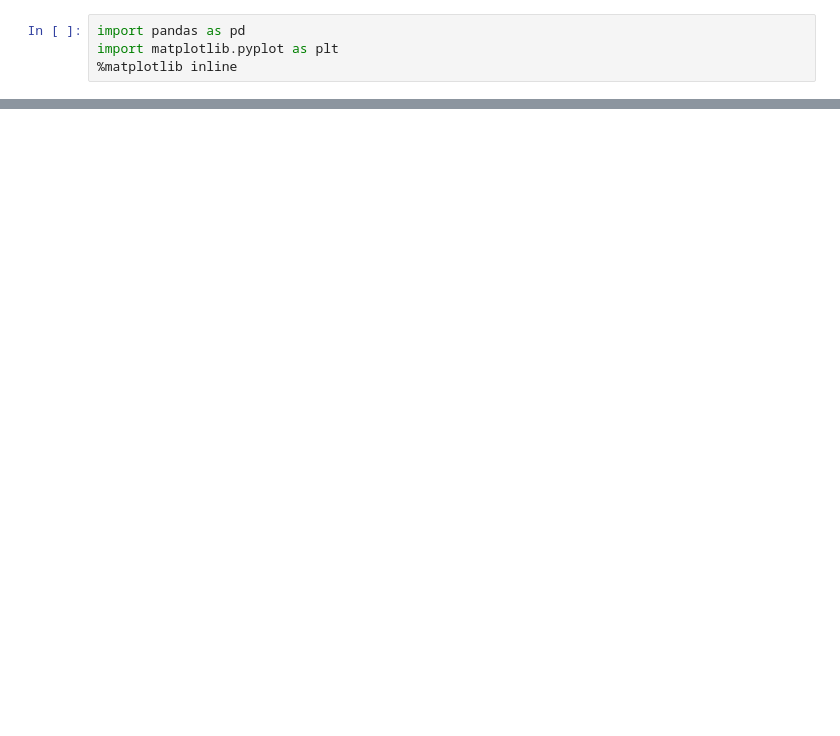
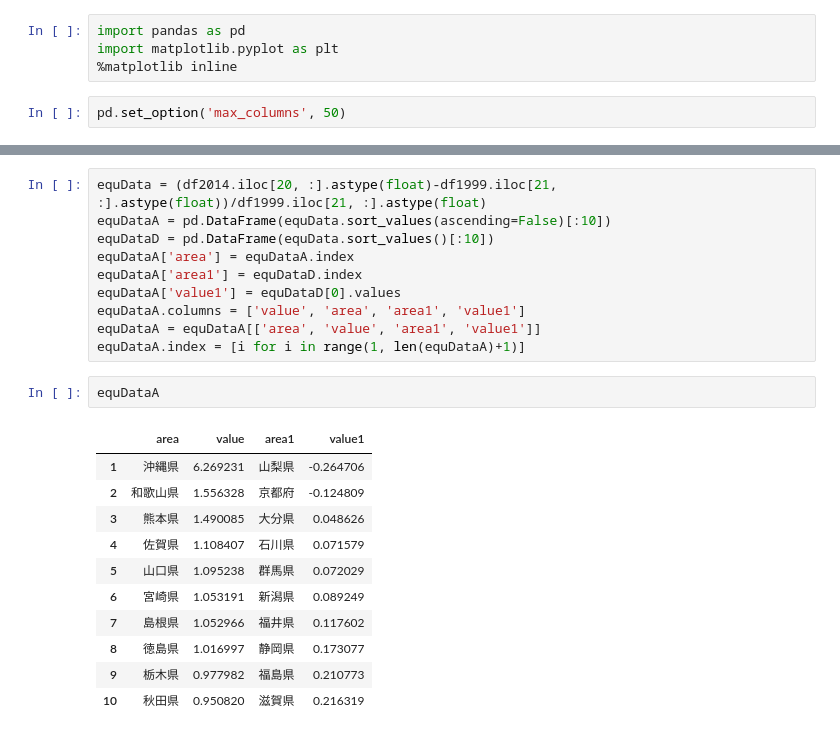
Before and after one commit to mazarimono/kezaidata, a Jupyter notebook: Untitled.ipynb, the cells around one changed output, grey strips where cells are left out. Drawn from its saved outputs; the diff is of its cells as text; blank space fills up the shorter version.

```diff
--- a/Untitled.ipynb
+++ b/Untitled.ipynb
@@ -2,6 +2,8 @@
 import pandas as pd
 import matplotlib.pyplot as plt
 %matplotlib inline
+# %%
+pd.set_option('max_columns', 50)
 # %%
 df1999 = pd.read_csv('./data/jp_consumer1999.csv', index_col=0)
 df2004 = pd.read_csv('./data/jp_consumer2004.csv', index_col=0)
@@ -44,0 +445,24 @@ df2014
+# %%
+equData = (df2014.iloc[20, :].astype(float)-df1999.iloc[21, :].astype(float))/df1999.iloc[21, :].astype(float)
+equDataA = pd.DataFrame(equData.sort_values(ascending=False)[:10])
+equDataD = pd.DataFrame(equData.sort_values()[:10])
+equDataA['area'] = equDataA.index
+equDataA['area1'] = equDataD.index
+equDataA['value1'] = equDataD[0].values
+equDataA.columns = ['value', 'area', 'area1', 'value1']
+equDataA = equDataA[['area', 'value', 'area1', 'value1']]
+equDataA.index = [i for i in range(1, len(equDataA)+1)]
+# %%
+equDataA
+# %% [output]
+|  | area | value | area1 | value1 |
+| 1 | 沖縄県 | 6.269231 | 山梨県 | -0.264706 |
+| 2 | 和歌山県 | 1.556328 | 京都府 | -0.124809 |
+| 3 | 熊本県 | 1.490085 | 大分県 | 0.048626 |
+| 4 | 佐賀県 | 1.108407 | 石川県 | 0.071579 |
+| 5 | 山口県 | 1.095238 | 群馬県 | 0.072029 |
+| 6 | 宮崎県 | 1.053191 | 新潟県 | 0.089249 |
+| 7 | 島根県 | 1.052966 | 福井県 | 0.117602 |
+| 8 | 徳島県 | 1.016997 | 静岡県 | 0.173077 |
+| 9 | 栃木県 | 0.977982 | 福島県 | 0.210773 |
+| 10 | 秋田県 | 0.950820 | 滋賀県 | 0.216319 |
```
Also changed, not shown: parts of 41 cells of this notebook, 6 other files.
